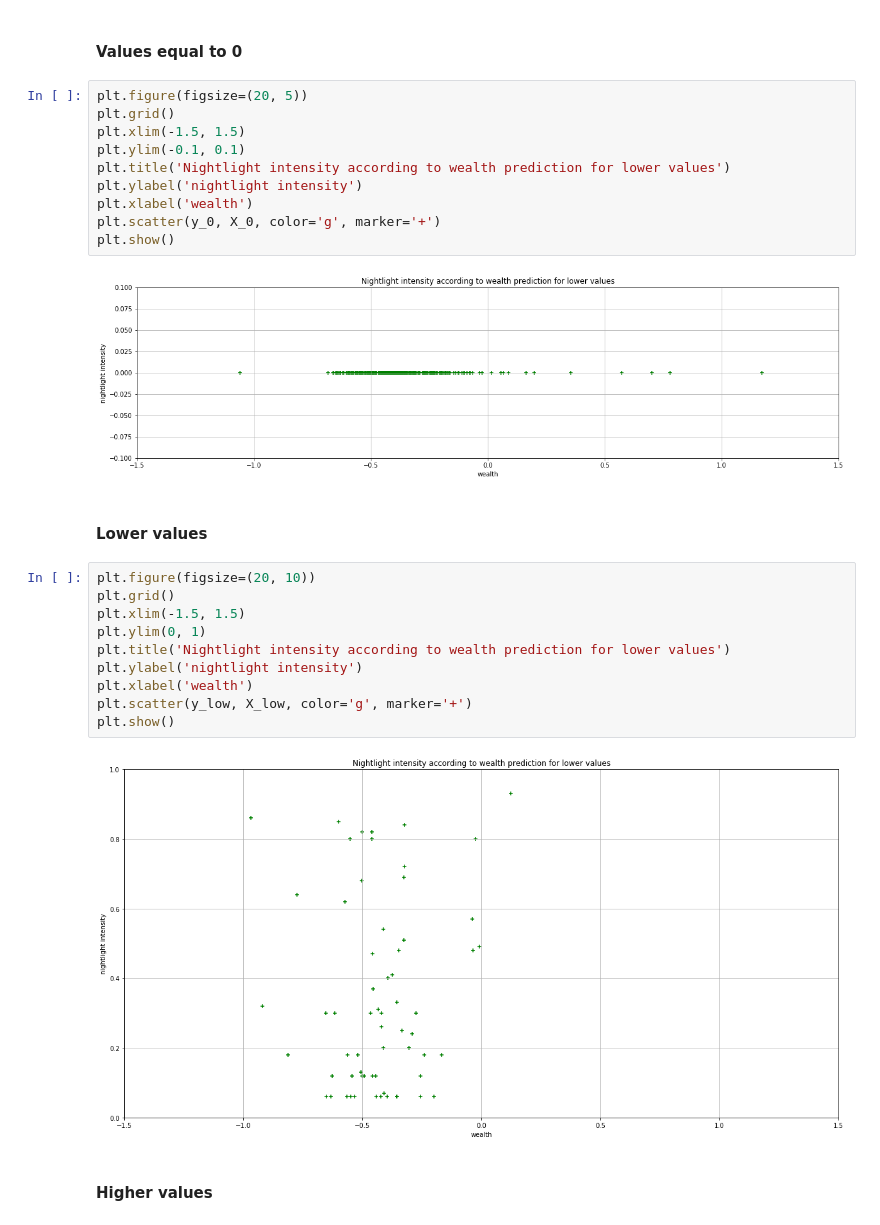
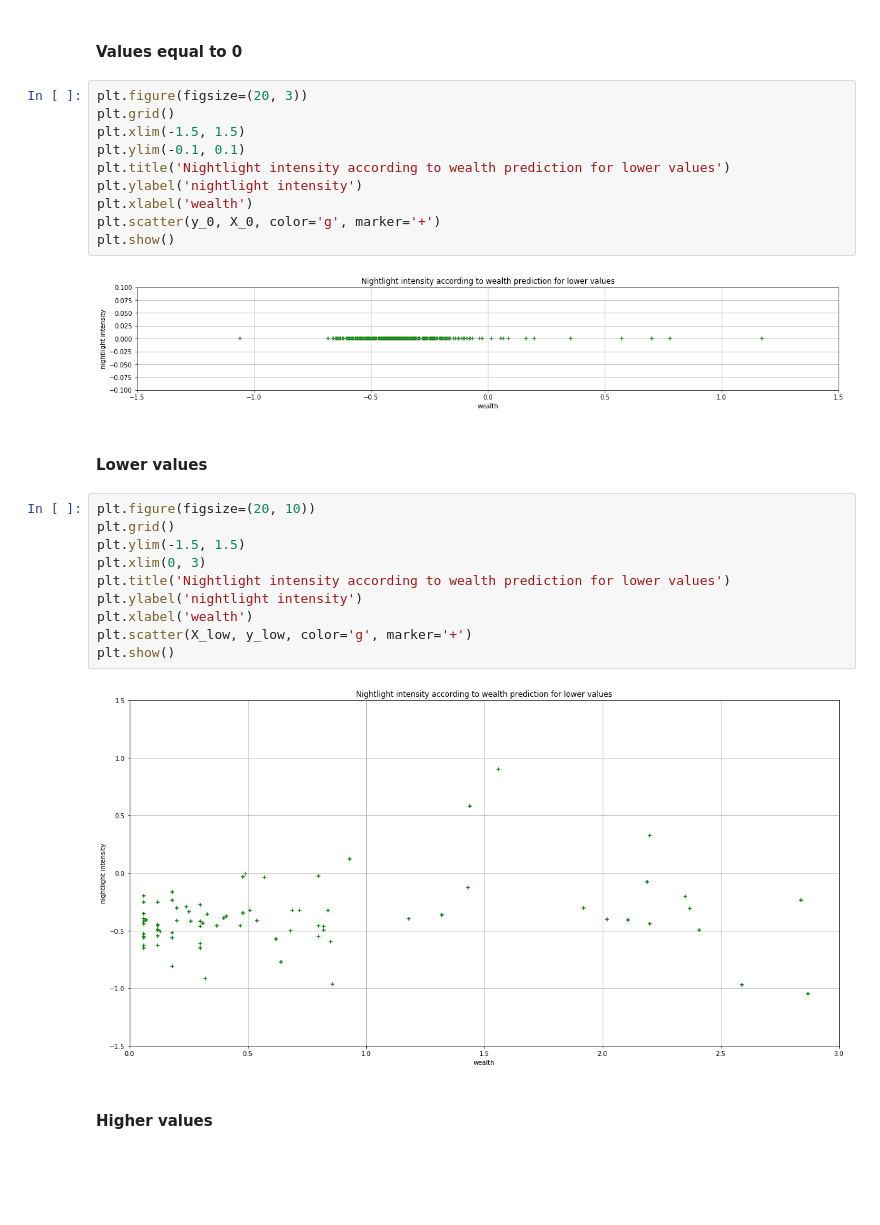
Before and after one commit to ridouaneg/Predict-poverty-from-space, a Jupyter notebook: density_estimation.ipynb, the cells around one changed output. Cells and saved outputs as stored; diff of their text form; blank space fills up the shorter version.

```diff
--- a/density_estimation.ipynb
+++ b/density_estimation.ipynb
@@ -78,31 +78,31 @@ plt.show()
 # %% [markdown]
 #### Values equal to 0
 # %%
-plt.figure(figsize=(20, 5))
+plt.figure(figsize=(20, 3))
 plt.grid()
 plt.xlim(-1.5, 1.5)
 plt.ylim(-0.1, 0.1)
 plt.title('Nightlight intensity according to wealth prediction for lower values')
 plt.ylabel('nightlight intensity')
 plt.xlabel('wealth')
 plt.scatter(y_0, X_0, color='g', marker='+')
 plt.show()
 # %% [output]
-[figure, old version]
+[figure, new version]
 # %% [markdown]
 #### Lower values
 # %%
 plt.figure(figsize=(20, 10))
 plt.grid()
-plt.xlim(-1.5, 1.5)
-plt.ylim(0, 1)
+plt.ylim(-1.5, 1.5)
+plt.xlim(0, 3)
 plt.title('Nightlight intensity according to wealth prediction for lower values')
 plt.ylabel('nightlight intensity')
 plt.xlabel('wealth')
-plt.scatter(y_low, X_low, color='g', marker='+')
+plt.scatter(X_low, y_low, color='g', marker='+')
 plt.show()
 # %% [output]
-[figure, old version]
+[figure, new version]
 # %% [markdown]
 #### Higher values
 # %%
```
Also changed, not shown: parts of 44 cells of this notebook.
